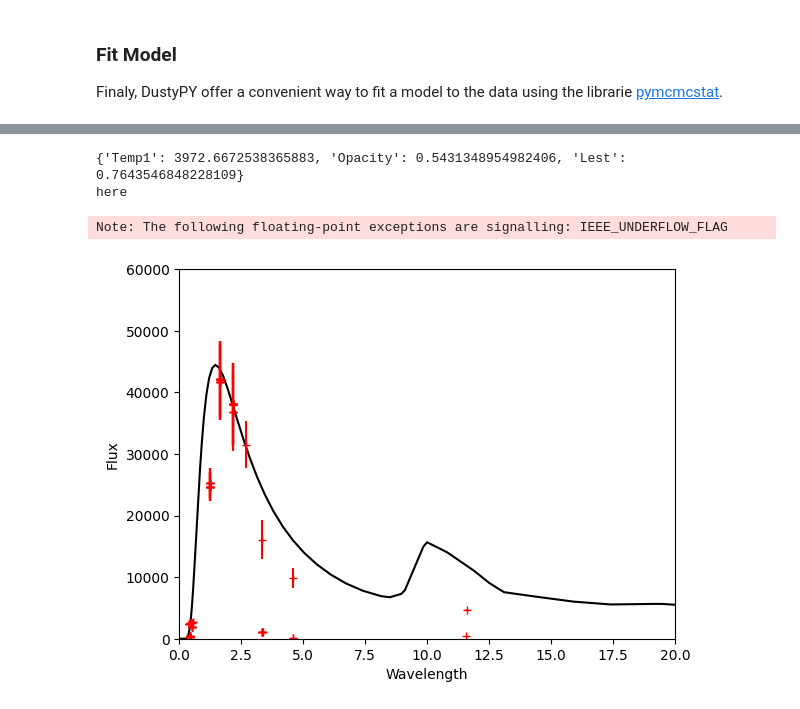
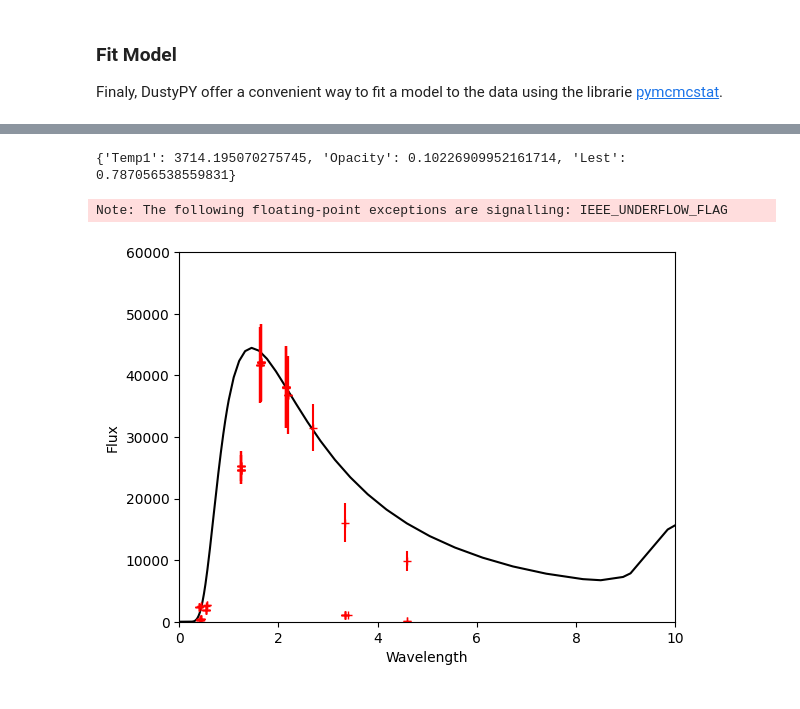
Before and after one commit to gtomass/DustyPY, a Jupyter notebook: jupyter/exemple.ipynb, the cells around one changed output, grey strips where cells are left out. Drawn from its saved outputs; the diff is of its cells as text; code cells hidden in the pictures.

```diff
--- a/jupyter/exemple.ipynb
+++ b/jupyter/exemple.ipynb
@@ -165,9 +179,8 @@ Note: The following floating-point exceptions are signalling: IEEE_UNDERFLOW_FLA
 # %%
 fig,ax = plt.subplots()
 
-fit.PlotResults(xlim=(0,20),ylim=(0,6e4), ax=ax, kwargs_fit={'color':'k'}, kwargs_data={'fmt':'+', 'color':'r'})
+fit.PlotResults(xlim=(0,10),ylim=(0,6e4), ax=ax, kwargs_fit={'color':'k'}, kwargs_data={'fmt':'+', 'color':'r'})
 # %% [output]
-{'Temp1': 3972.6672538365883, 'Opacity': 0.5431348954982406, 'Lest': 0.7643546848228109}
-here
+{'Temp1': 3714.195070275745, 'Opacity': 0.10226909952161714, 'Lest': 0.787056538559831}
 Note: The following floating-point exceptions are signalling: IEEE_UNDERFLOW_FLAG
-[figure, old version]
+[figure, new version]
```
Also changed, not shown: parts of 3 cells of this notebook, 5 other files.
